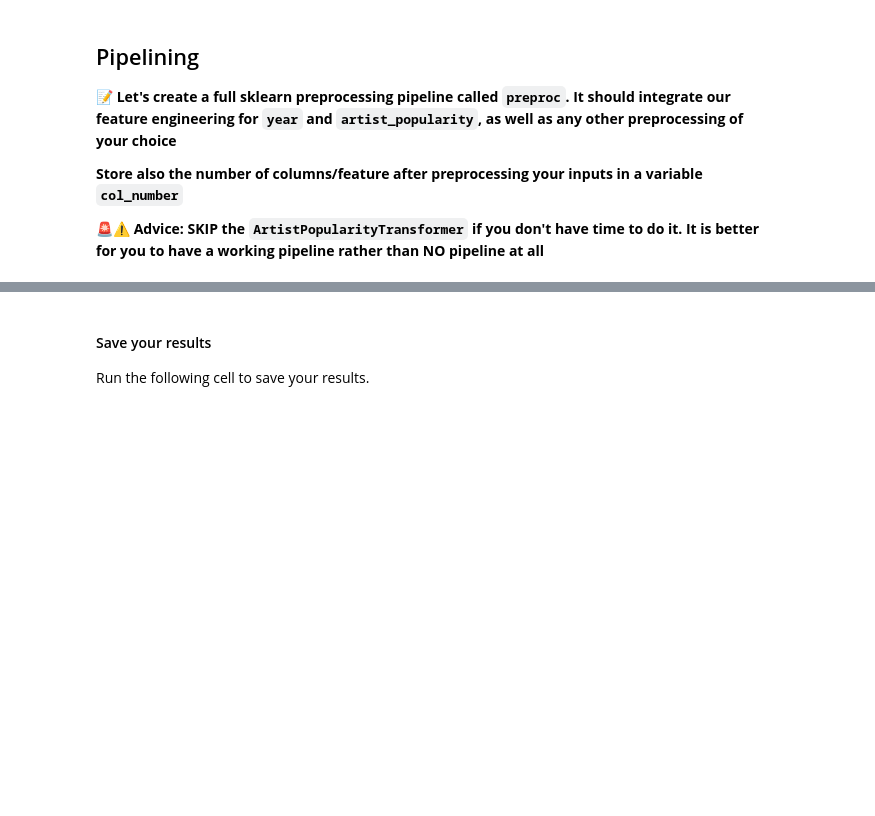
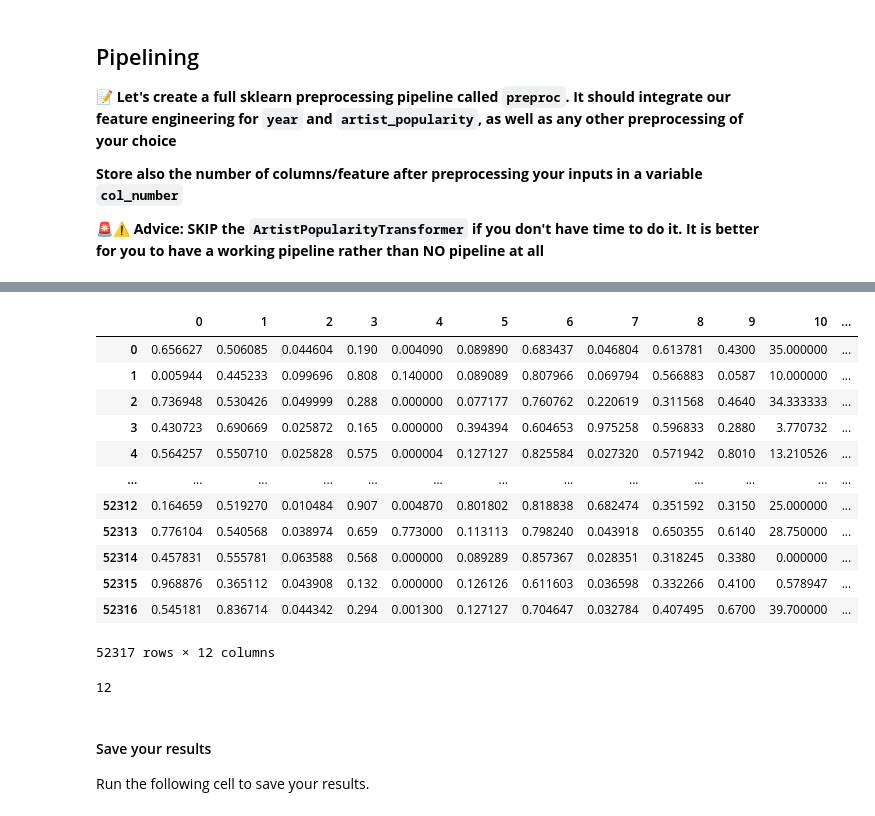
Before and after one commit to Guillaume-GL/data-certification-exam, a Jupyter notebook: machine_learning/spotify_popularity_predictor.ipynb, the cells around one changed output, grey strips where cells are left out. Cells and saved outputs as stored; diff of their text form; code cells hidden in the pictures; blank space fills up the shorter version.

```diff
--- a/machine_learning/spotify_popularity_predictor.ipynb
+++ b/machine_learning/spotify_popularity_predictor.ipynb
@@ -295,0 +496,3 @@ X = data.drop("popularity", axis=1)
+# %%
+art_trans = ArtistPopularityTransformer()
+art_trans.fit_transform(X,y)
@@ -295,0 +513,18 @@ X = data.drop("popularity", axis=1)
+# %%
+class YearTransformer(BaseEstimator, TransformerMixin):
+    def __init__(self):
+        pass
+
+    def fit(self, X, y=None):
+        return self
+
+    def transform(self, X, y=None):
+        """
+        Transform the release_dat in year (int)
+        """
+        X['year'] = X['release_date'].map(lambda x: x[:4]).astype(int)
+        X_copy = X.drop(columns='release_date')
+        return X_copy # TODO return X_copy
+# %%
+y_trans = YearTransformer()
+y_trans.fit_transform(X)
@@ -296,3 +545,14 @@ X = data.drop("popularity", axis=1)
 # %%
 # Run this cell to visualize your pipeline as you build it
 from sklearn import set_config; set_config(display='diagram')
+from sklearn.preprocessing import FunctionTransformer
+from sklearn.pipeline import Pipeline
+from sklearn.compose import make_column_transformer
+
+
+
+preproc = make_column_transformer(
+            (MinMaxScaler(), ['acousticness', 'danceability', 'duration_ms', 'energy', 'instrumentalness', 'liveness', 'loudness', 'speechiness', 'tempo','valence']),
+            (ArtistPopularityTransformer(),['artist']),
+            (YearTransformer(),['release_date']),
+)
@@ -331,3 +571,24 @@ class ArtistPopularityTransformer(BaseEstimator, TransformerMixin):
+# %%
+pd.DataFrame(preproc.fit_transform(X,y))
+# %% [output]
+|  | 0 | 1 | 2 | 3 | 4 | 5 | 6 | 7 | 8 | 9 | 10 | ... |
+| 0 | 0.656627 | 0.506085 | 0.044604 | 0.190 | 0.004090 | 0.089890 | 0.683437 | 0.046804 | 0.613781 | 0.4300 | 35.000000 | ... |
+| 1 | 0.005944 | 0.445233 | 0.099696 | 0.808 | 0.140000 | 0.089089 | 0.807966 | 0.069794 | 0.566883 | 0.0587 | 10.000000 | ... |
+| 2 | 0.736948 | 0.530426 | 0.049999 | 0.288 | 0.000000 | 0.077177 | 0.760762 | 0.220619 | 0.311568 | 0.4640 | 34.333333 | ... |
+| 3 | 0.430723 | 0.690669 | 0.025872 | 0.165 | 0.000000 | 0.394394 | 0.604653 | 0.975258 | 0.596833 | 0.2880 | 3.770732 | ... |
+| 4 | 0.564257 | 0.550710 | 0.025828 | 0.575 | 0.000004 | 0.127127 | 0.825584 | 0.027320 | 0.571942 | 0.8010 | 13.210526 | ... |
+| ... | ... | ... | ... | ... | ... | ... | ... | ... | ... | ... | ... | ... |
+| 52312 | 0.164659 | 0.519270 | 0.010484 | 0.907 | 0.004870 | 0.801802 | 0.818838 | 0.682474 | 0.351592 | 0.3150 | 25.000000 | ... |
+| 52313 | 0.776104 | 0.540568 | 0.038974 | 0.659 | 0.773000 | 0.113113 | 0.798240 | 0.043918 | 0.650355 | 0.6140 | 28.750000 | ... |
+| 52314 | 0.457831 | 0.555781 | 0.063588 | 0.568 | 0.000000 | 0.089289 | 0.857367 | 0.028351 | 0.318245 | 0.3380 | 0.000000 | ... |
+| 52315 | 0.968876 | 0.365112 | 0.043908 | 0.132 | 0.000000 | 0.126126 | 0.611603 | 0.036598 | 0.332266 | 0.4100 | 0.578947 | ... |
+| 52316 | 0.545181 | 0.836714 | 0.044342 | 0.294 | 0.001300 | 0.127127 | 0.704647 | 0.032784 | 0.407495 | 0.6700 | 39.700000 | ... |
+52317 rows × 12 columns
+# %%
+col_number = len(list(pd.DataFrame(preproc.fit_transform(X,y)).columns))
+col_number
+# %% [output]
+12
 # %% [markdown]
 #### Save your results
 
```
Also changed, not shown: parts of 19 cells of this notebook, 4 other files.
